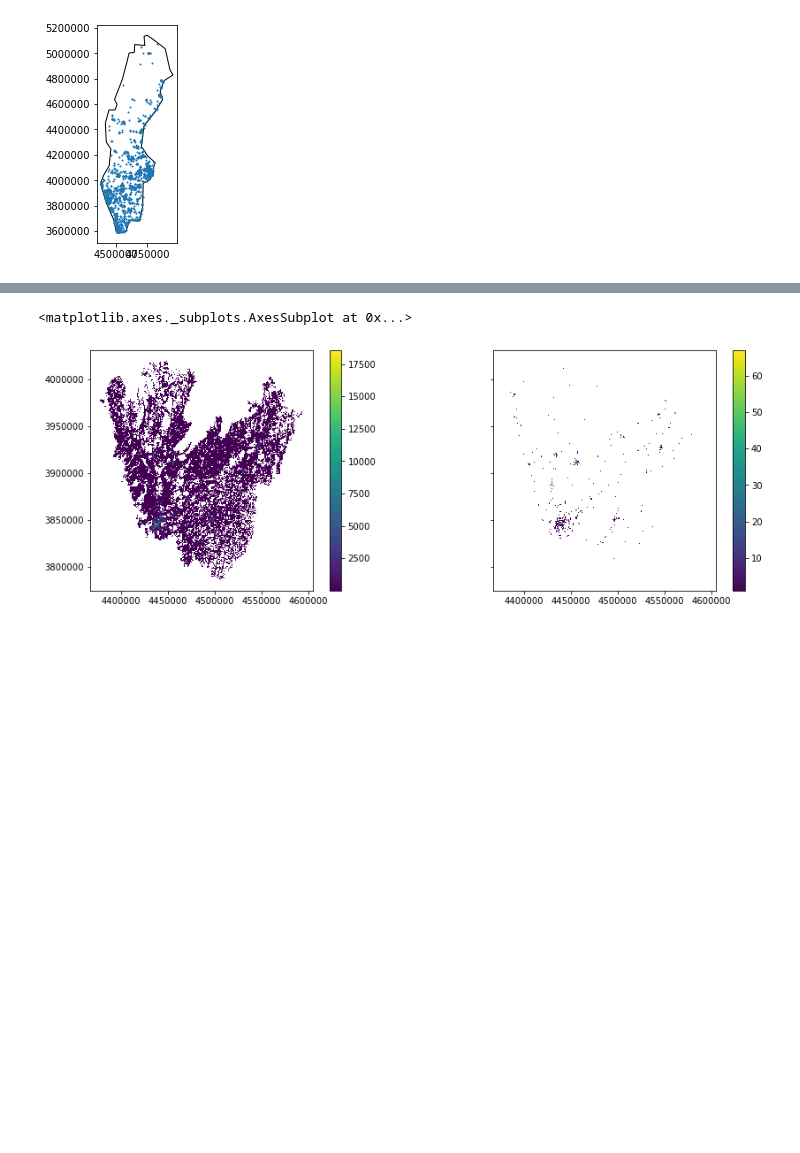
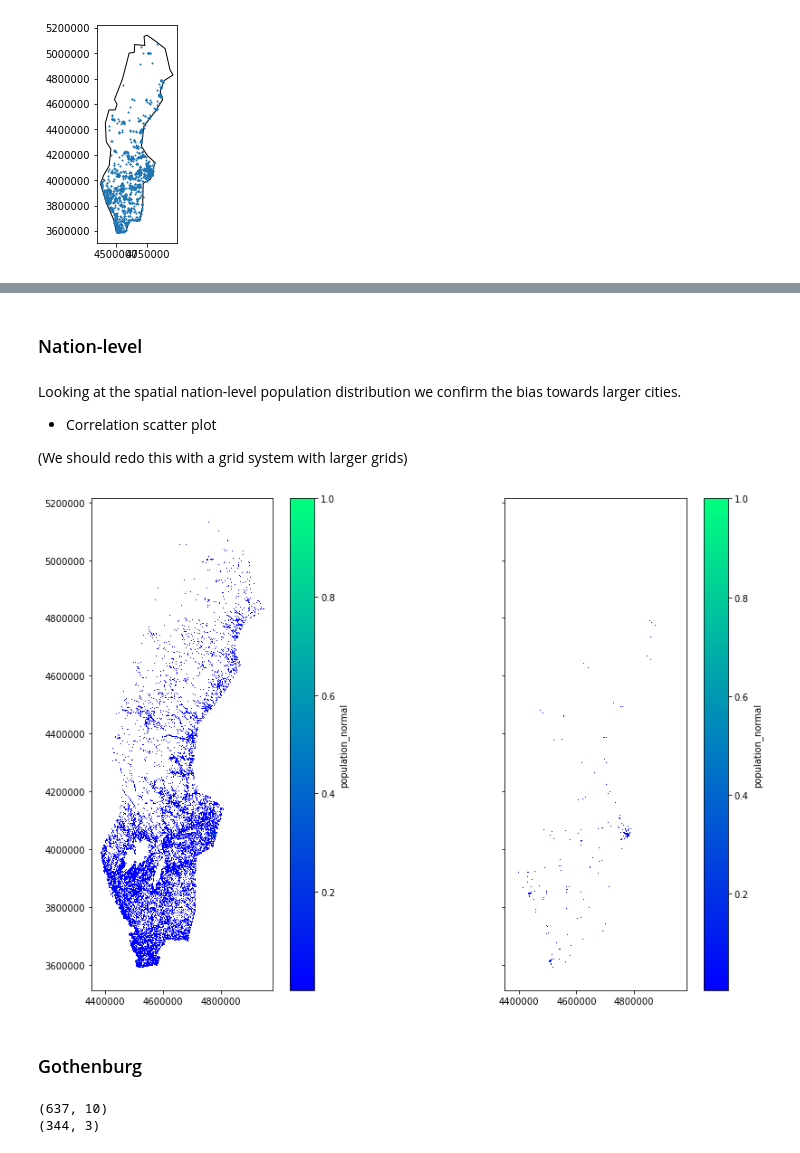
Before and after one commit to TheYuanLiao/individual_mobility_model, a Jupyter notebook: src/py/homelocation.ipynb, the cells around one changed output, grey strips where cells are left out. Cells and saved outputs as stored; diff of their text form; code cells hidden in the pictures; blank space fills up the shorter version.

```diff
--- a/src/py/homelocation.ipynb
+++ b/src/py/homelocation.ipynb
@@ -78,11 +144,24 @@ national_homelocations.plot(ax=axes[1], column='twitter_users', legend=True)
+# %% [markdown]
+### Nation-level
+# %% [markdown]
+Looking at the spatial nation-level population distribution we confirm the bias towards larger cities.
+
+* Correlation scatter plot
+
+
+(We should redo this with a grid system with larger grids)
+# %%
+plot_population(national_geostat, national_homelocations, cmap='winter', height=10, scale='population_normal')
+# %% [output]
+[figure, added]
+# %% [markdown]
+### Gothenburg
 # %%
 gbg_geostat = geostatdf.load(mask=regions.gothenburg)
 gbg_homelocations = geopandas.clip(homelocations, regions.gothenburg)
+print(gbg_homelocations.shape)
 gbg_homelocations = geostatdf.merge_home_location(gbg_geostat, gbg_homelocations)
+print(gbg_homelocations.shape)
+# %% [output]
+(637, 10)
+(344, 3)
-# %%
-fig, axes = plt.subplots(1,2, figsize=(15,5), sharex=True, sharey=True)
-gbg_geostat.plot(ax=axes[0], column='TOT_P', legend=True)
-gbg_homelocations.plot(ax=axes[1], column='twitter_users', legend=True)
-# %% [output]
-<matplotlib.axes._subplots.AxesSubplot at 0x...>
-[figure, removed]
```
Also changed, not shown: parts of 38 cells of this notebook, 3 other files.
